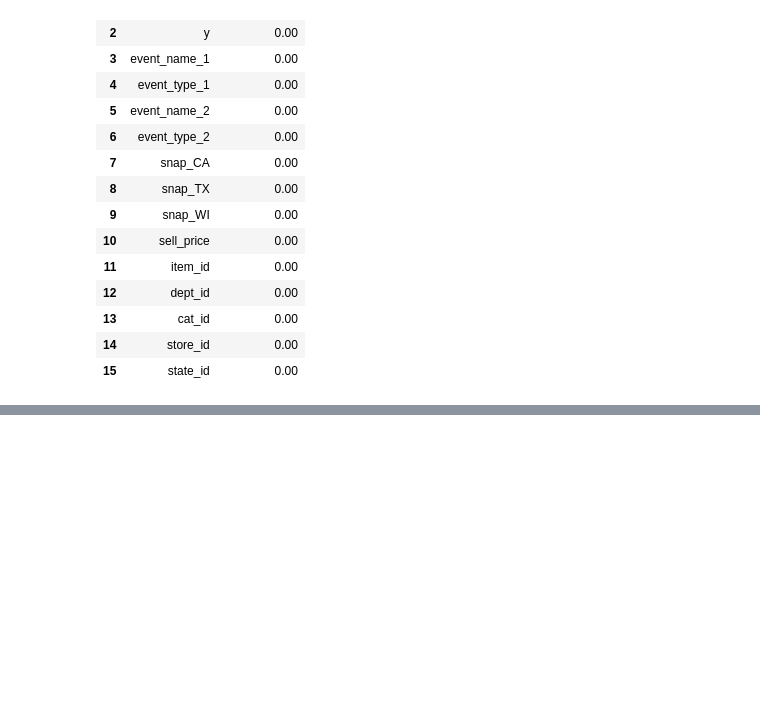
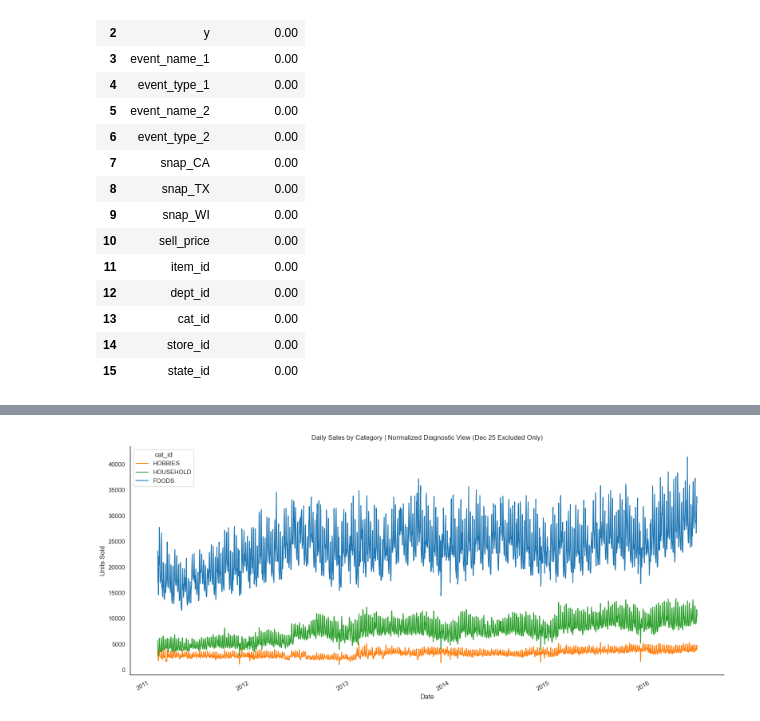
Before and after one commit to jclaudio019/portfolio-projects, a Jupyter notebook: notebooks/Data_Exploration.ipynb, the cells around one changed output, grey strips where cells are left out. Cells and saved outputs as stored; diff of their text form; code cells hidden in the pictures; blank space fills up the shorter version.

```diff
--- a/notebooks/Data_Exploration.ipynb
+++ b/notebooks/Data_Exploration.ipynb
@@ -230,0 +441,4 @@ series_lengths.describe(include="all")
+# %%
+plot_category_multiline(category_daily_normalized, title="Daily Sales by Category | Normalized Diagnostic View (Dec 25 Excluded Only)")
+# %% [output]
+[figure, added]
```
Also changed, not shown: parts of 69 cells of this notebook, 27 other files.
